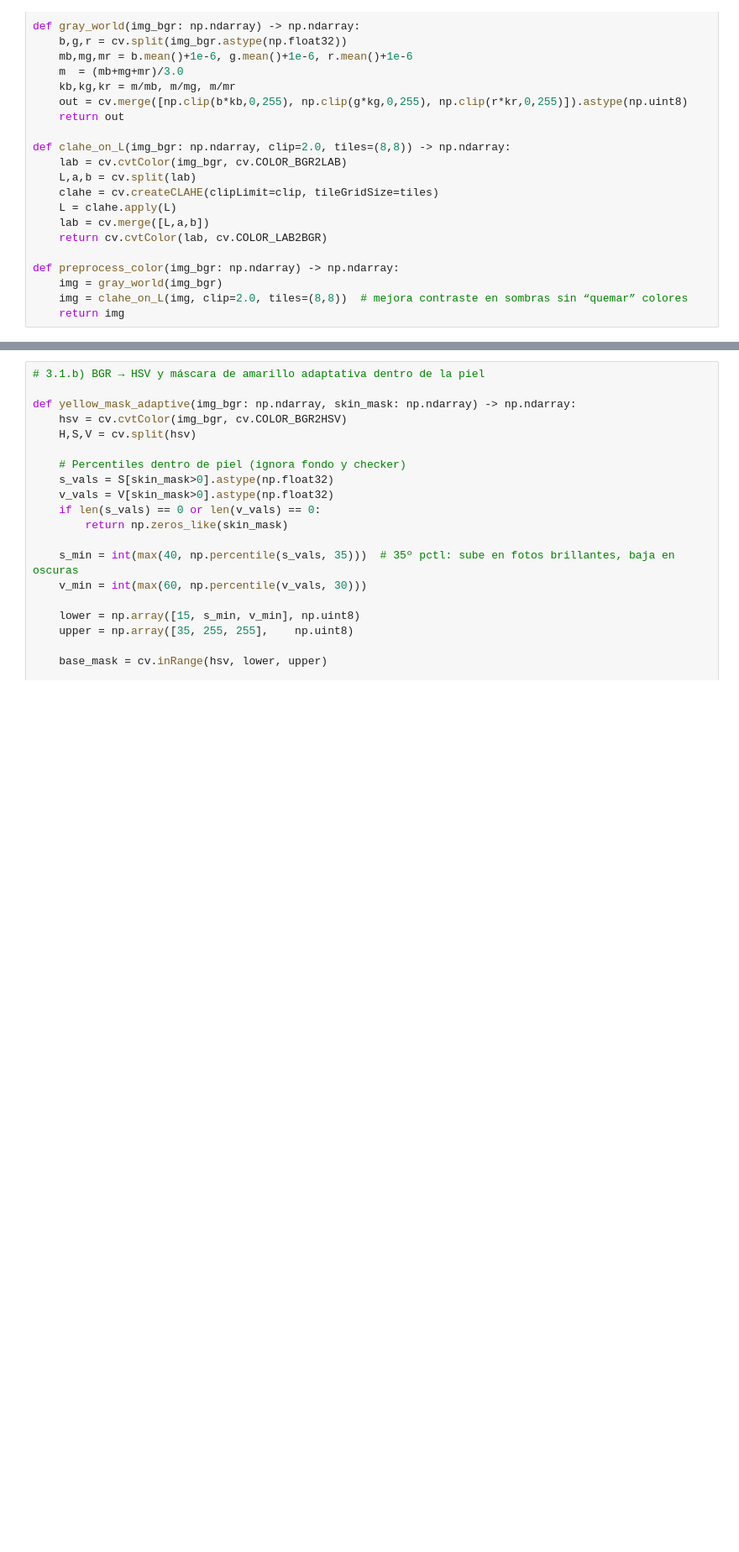
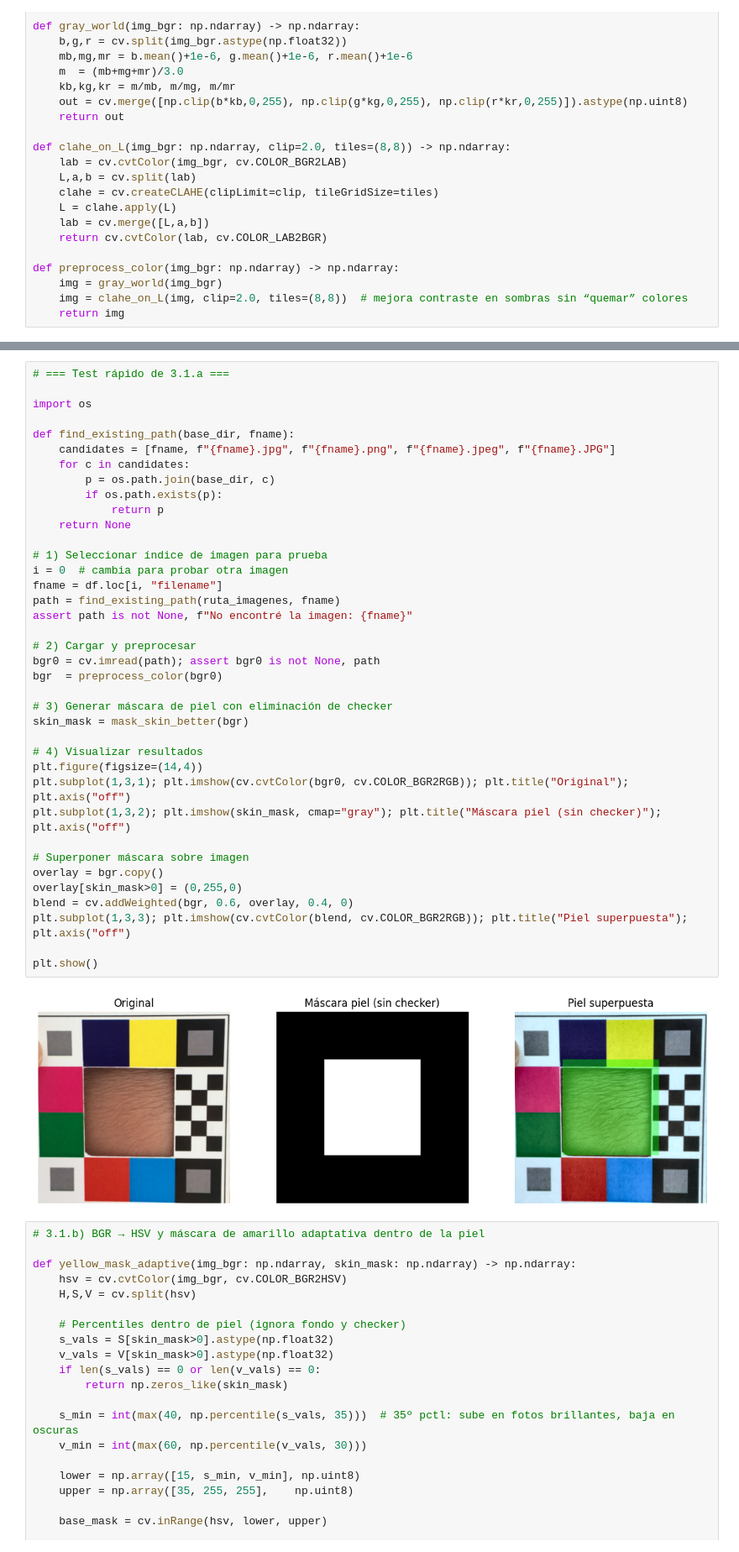
Before and after one commit to Angeruizo/Modelopreprocesamiento, a Jupyter notebook: Tesis.ipynb, the cells around one changed output, grey strips where cells are left out. Shown at 84% size. Saved outputs shown, nothing was run; the diff lists cells and outputs as text; blank space fills up the shorter version.

Commit message:
:) seguimos trabajando en la mejora de este modelo de preprocesamiento

```diff
--- a/Tesis.ipynb
+++ b/Tesis.ipynb
@@ -142,4 +185,44 @@ def mask_skin_better(img_bgr: np.ndarray) -> np.ndarray:
     return mask
+# %%
+# === Test rápido de 3.1.a ===
+
+import os
+
+def find_existing_path(base_dir, fname):
+    candidates = [fname, f"{fname}.jpg", f"{fname}.png", f"{fname}.jpeg", f"{fname}.JPG"]
+    for c in candidates:
+        p = os.path.join(base_dir, c)
+        if os.path.exists(p):
+            return p
+    return None
+
+# 1) Seleccionar índice de imagen para prueba
+i = 0  # cambia para probar otra imagen
+fname = df.loc[i, "filename"]
+path = find_existing_path(ruta_imagenes, fname)
+assert path is not None, f"No encontré la imagen: {fname}"
+
+# 2) Cargar y preprocesar
+bgr0 = cv.imread(path); assert bgr0 is not None, path
+bgr  = preprocess_color(bgr0)
+
+# 3) Generar máscara de piel con eliminación de checker
+skin_mask = mask_skin_better(bgr)
+
+# 4) Visualizar resultados
+plt.figure(figsize=(14,4))
+plt.subplot(1,3,1); plt.imshow(cv.cvtColor(bgr0, cv.COLOR_BGR2RGB)); plt.title("Original"); plt.axis("off")
+plt.subplot(1,3,2); plt.imshow(skin_mask, cmap="gray"); plt.title("Máscara piel (sin checker)"); plt.axis("off")
+
+# Superponer máscara sobre imagen
+overlay = bgr.copy()
+overlay[skin_mask>0] = (0,255,0)
+blend = cv.addWeighted(bgr, 0.6, overlay, 0.4, 0)
+plt.subplot(1,3,3); plt.imshow(cv.cvtColor(blend, cv.COLOR_BGR2RGB)); plt.title("Piel superpuesta"); plt.axis("off")
+
+plt.show()
+# %% [output]
+[figure, added]
 # %%
 # 3.1.b) BGR → HSV y máscara de amarillo adaptativa dentro de la piel
 
```
Also changed, not shown: parts of 1 cell of this notebook.
